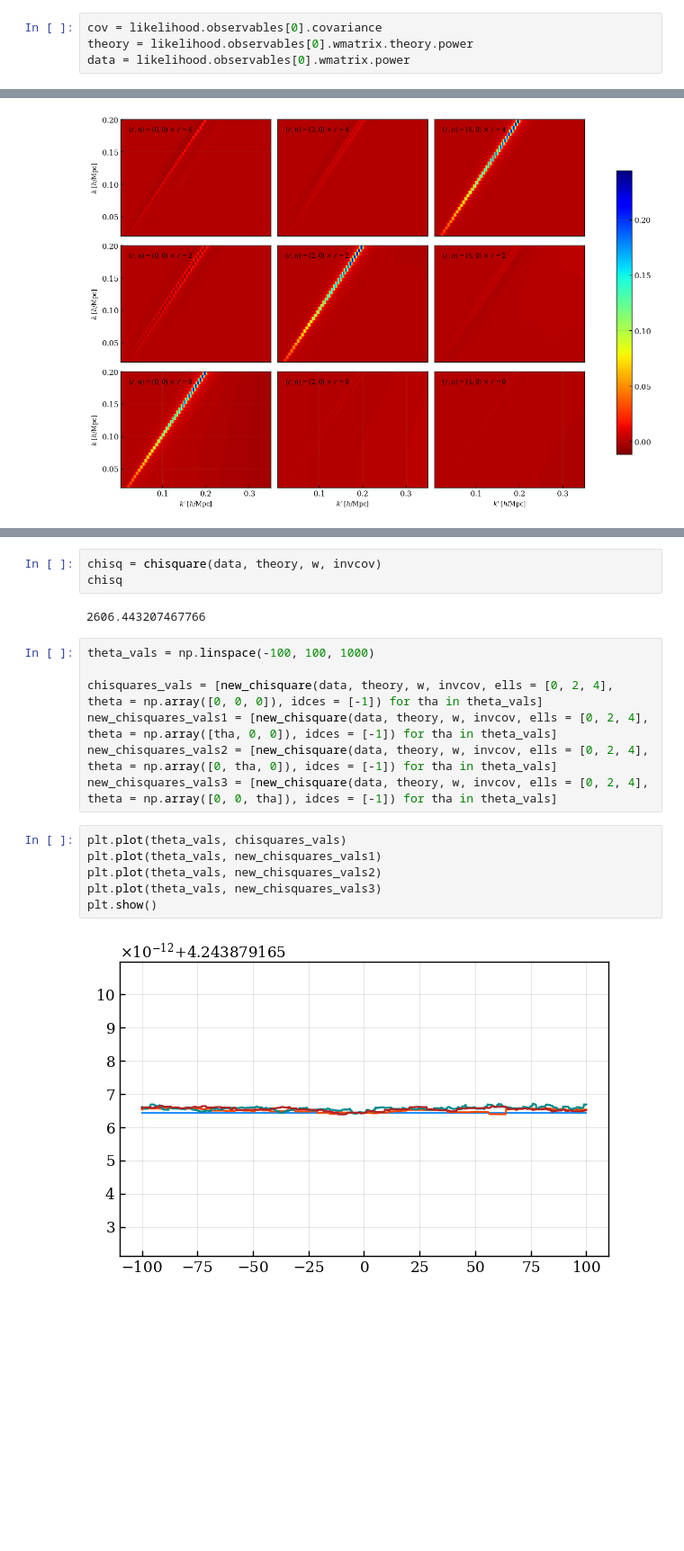
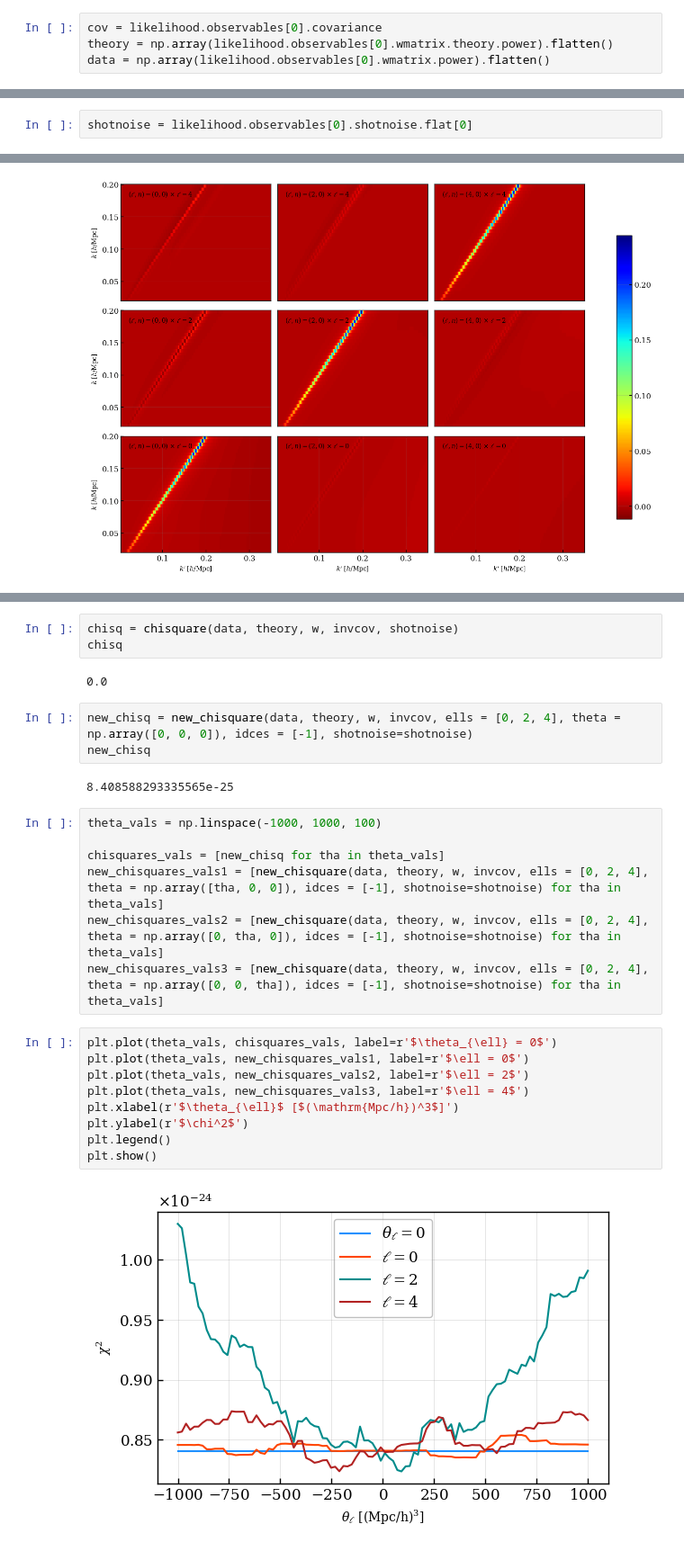
Before and after one commit to mathildepinon/desi-fiber-collisions, a Jupyter notebook: likelihood_window_marginalized.ipynb, the cells around one changed output, grey strips where cells are left out. Shown at 90% size. Drawn from its saved outputs; the diff is of its cells as text; blank space fills up the shorter version.

Commit message:
modified likelihood

```diff
--- a/likelihood_window_marginalized.ipynb
+++ b/likelihood_window_marginalized.ipynb
@@ -69,4 +64,4 @@ print(likelihood.observables[0].flattheory.sum(), likelihood.observables[0].wmat
 # %%
 cov = likelihood.observables[0].covariance
-theory = likelihood.observables[0].wmatrix.theory.power
-data = likelihood.observables[0].wmatrix.power
+theory = np.array(likelihood.observables[0].wmatrix.theory.power).flatten()
+data = np.array(likelihood.observables[0].wmatrix.power).flatten()
@@ -73 +81,3 @@ data = likelihood.observables[0].wmatrix.power
+# %%
+shotnoise = likelihood.observables[0].shotnoise.flat[0]
 # %%
@@ -231,21 +241,29 @@ def new_chisquare(data, theory, w, invcov, ells, theta, idces):
     return res
 # %%
-chisq = chisquare(data, theory, w, invcov)
+chisq = chisquare(data, theory, w, invcov, shotnoise)
 chisq
 # %% [output]
-2606.443207467766
+0.0
+# %%
+new_chisq = new_chisquare(data, theory, w, invcov, ells = [0, 2, 4], theta = np.array([0, 0, 0]), idces = [-1], shotnoise=shotnoise)
+new_chisq
+# %% [output]
+8.408588293335565e-25
 # %%
-theta_vals = np.linspace(-100, 100, 1000)
+theta_vals = np.linspace(-1000, 1000, 100)
 
-chisquares_vals = [new_chisquare(data, theory, w, invcov, ells = [0, 2, 4], theta = np.array([0, 0, 0]), idces = [-1]) for tha in theta_vals]
-new_chisquares_vals1 = [new_chisquare(data, theory, w, invcov, ells = [0, 2, 4], theta = np.array([tha, 0, 0]), idces = [-1]) for tha in theta_vals]
-new_chisquares_vals2 = [new_chisquare(data, theory, w, invcov, ells = [0, 2, 4], theta = np.array([0, tha, 0]), idces = [-1]) for tha in theta_vals]
-new_chisquares_vals3 = [new_chisquare(data, theory, w, invcov, ells = [0, 2, 4], theta = np.array([0, 0, tha]), idces = [-1]) for tha in theta_vals]
+chisquares_vals = [new_chisq for tha in theta_vals]
+new_chisquares_vals1 = [new_chisquare(data, theory, w, invcov, ells = [0, 2, 4], theta = np.array([tha, 0, 0]), idces = [-1], shotnoise=shotnoise) for tha in theta_vals]
+new_chisquares_vals2 = [new_chisquare(data, theory, w, invcov, ells = [0, 2, 4], theta = np.array([0, tha, 0]), idces = [-1], shotnoise=shotnoise) for tha in theta_vals]
+new_chisquares_vals3 = [new_chisquare(data, theory, w, invcov, ells = [0, 2, 4], theta = np.array([0, 0, tha]), idces = [-1], shotnoise=shotnoise) for tha in theta_vals]
 # %%
-plt.plot(theta_vals, chisquares_vals)
-plt.plot(theta_vals, new_chisquares_vals1)
-plt.plot(theta_vals, new_chisquares_vals2)
-plt.plot(theta_vals, new_chisquares_vals3)
+plt.plot(theta_vals, chisquares_vals, label=r'$\theta_{\ell} = 0$')
+plt.plot(theta_vals, new_chisquares_vals1, label=r'$\ell = 0$')
+plt.plot(theta_vals, new_chisquares_vals2, label=r'$\ell = 2$')
+plt.plot(theta_vals, new_chisquares_vals3, label=r'$\ell = 4$')
+plt.xlabel(r'$\theta_{\ell}$ [$(\mathrm{Mpc/h})^3$]')
+plt.ylabel(r'$\chi^2$')
+plt.legend()
 plt.show()
 # %% [output]
-[figure, old version]
+[figure, new version]
```
Also changed, not shown: parts of 17 cells of this notebook.
